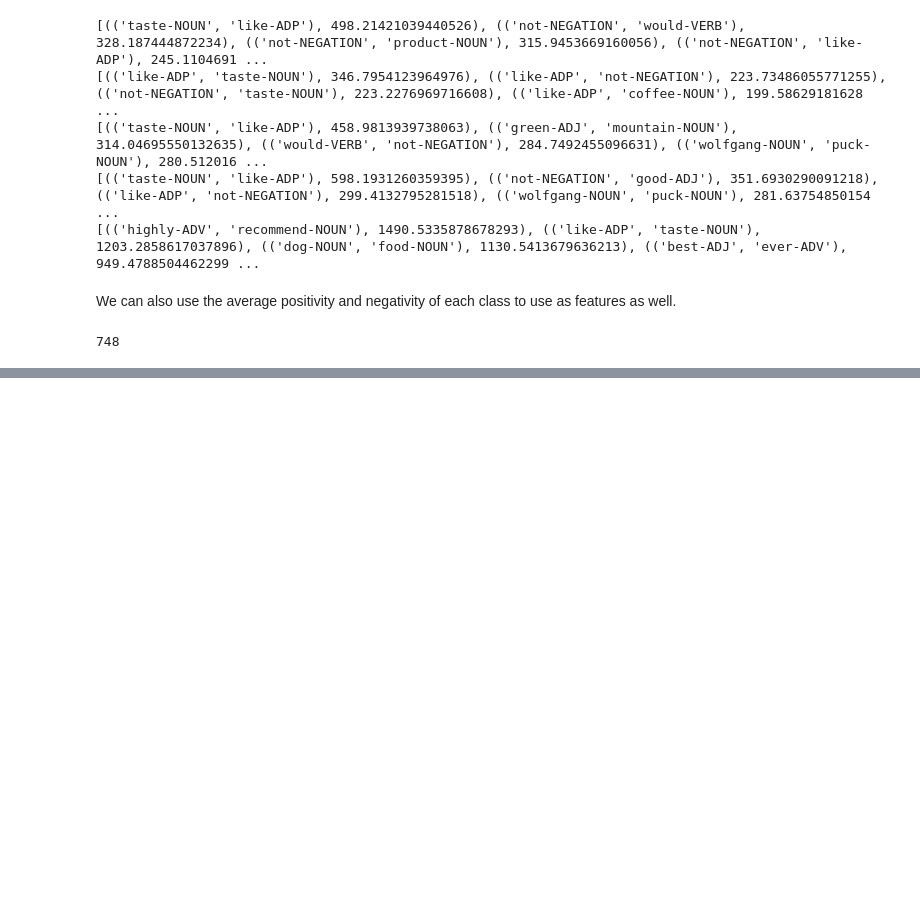
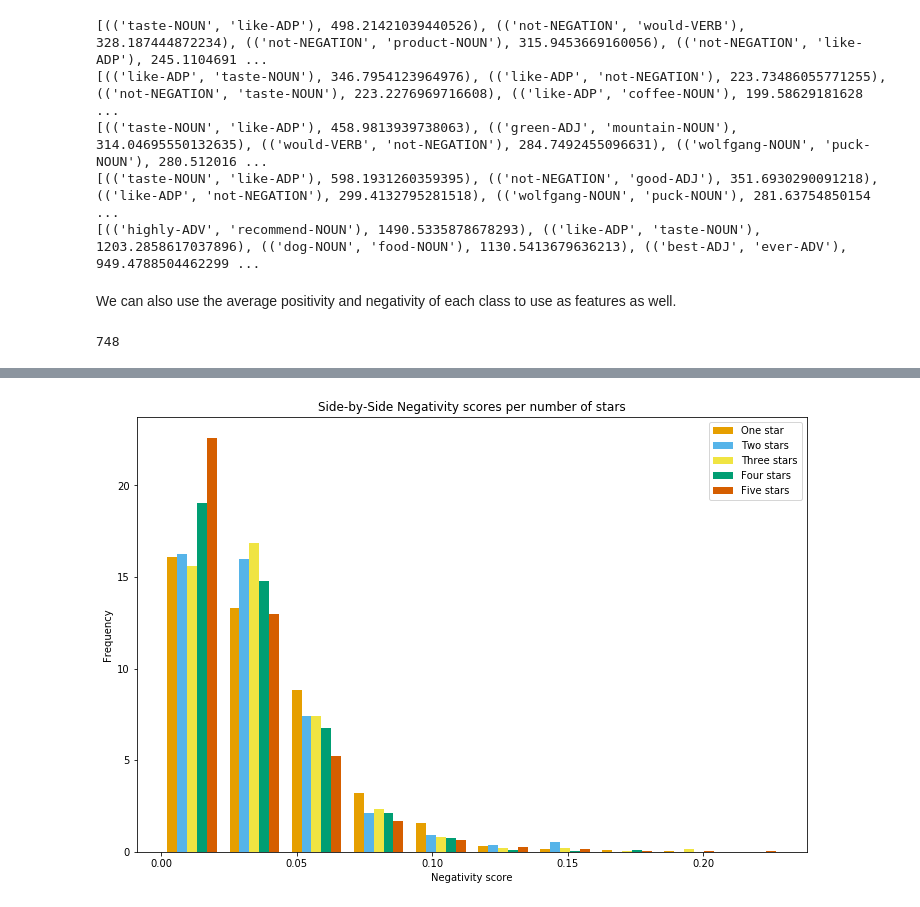
Before and after one commit to floorkouwenberg/TMCI_project, a Jupyter notebook: Cooccs.ipynb, the cells around one changed output, grey strips where cells are left out. Cells and saved outputs as stored; diff of their text form; code cells hidden in the pictures; blank space fills up the shorter version.

Commit message:
Added plots to cooccurences

```diff
--- a/Cooccs.ipynb
+++ b/Cooccs.ipynb
@@ -207,15 +207,9 @@ def find_senti(lst):
     return avg_review
 # %%
 one_senti = find_senti(one_star)
-#two_senti = find_senti(two_star)
-#three_senti = find_senti(three_star)
-#four_senti = find_senti(four_star)
-#five_senti = find_senti(five_star)
-
-print(len(one_senti))
-#print(two_senti)
-#print(three_senti)
-#print(four_senti)
-#print(five_senti)
+two_senti = find_senti(two_star)
+three_senti = find_senti(three_star)
+four_senti = find_senti(four_star)
+five_senti = find_senti(five_star)
 # %% [output]
 748
@@ -224,0 +216,33 @@ print(len(one_senti))
+# %%
+import matplotlib.pyplot as plt
+from IPython.core.pylabtools import figsize
+import seaborn as sns
+
+# Lists of the average respectively positivity and negativity scores
+# Deleted the zeroes from the negative scores otherwise there are
+# weird peaks
+one_avg_pos = [avg_pos for avg_pos, avg_neg in one_senti]
+one_avg_neg = [avg_neg for avg_pos, avg_neg in one_senti]
+two_avg_pos = [avg_pos for avg_pos, avg_neg in two_senti]
+two_avg_neg = [avg_neg for avg_pos, avg_neg in two_senti]
+three_avg_pos = [avg_pos for avg_pos, avg_neg in three_senti]
+three_avg_neg = [avg_neg for avg_pos, avg_neg in three_senti]
+four_avg_pos = [avg_pos for avg_pos, avg_neg in four_senti]
+four_avg_neg = [avg_neg for avg_pos, avg_neg in four_senti]
+five_avg_pos = [avg_pos for avg_pos, avg_neg in five_senti]
+five_avg_neg = [avg_neg for avg_pos, avg_neg in five_senti]
+# %%
+figsize(12,8)
+#Assign colors to each score
+colors = ['#E69F00', '#56B4E9', '#F0E442', '#009E73', '#D55E00']
+names = ['One star', 'Two stars', 'Three stars', 'Four stars', 'Five stars']
+plt.hist([one_avg_neg, two_avg_neg, three_avg_neg, four_avg_neg, five_avg_neg],
+         bins = 10, color=colors, label=names, density=True)
+
+plt.legend()
+plt.xlabel('Negativity score')
+plt.ylabel('Frequency')
+plt.title('Side-by-Side Negativity scores per number of stars')
+plt.show()
+# %% [output]
+[figure, added]
```
Also changed, not shown: parts of 4 cells of this notebook.
